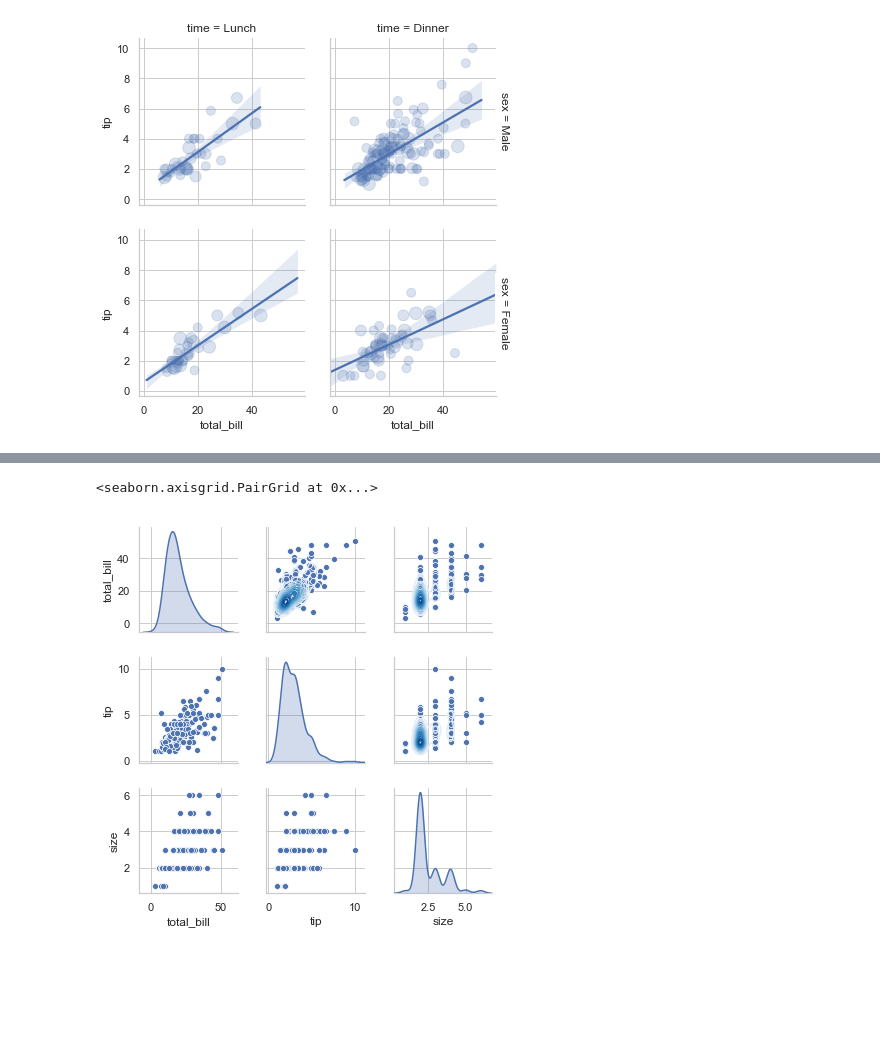
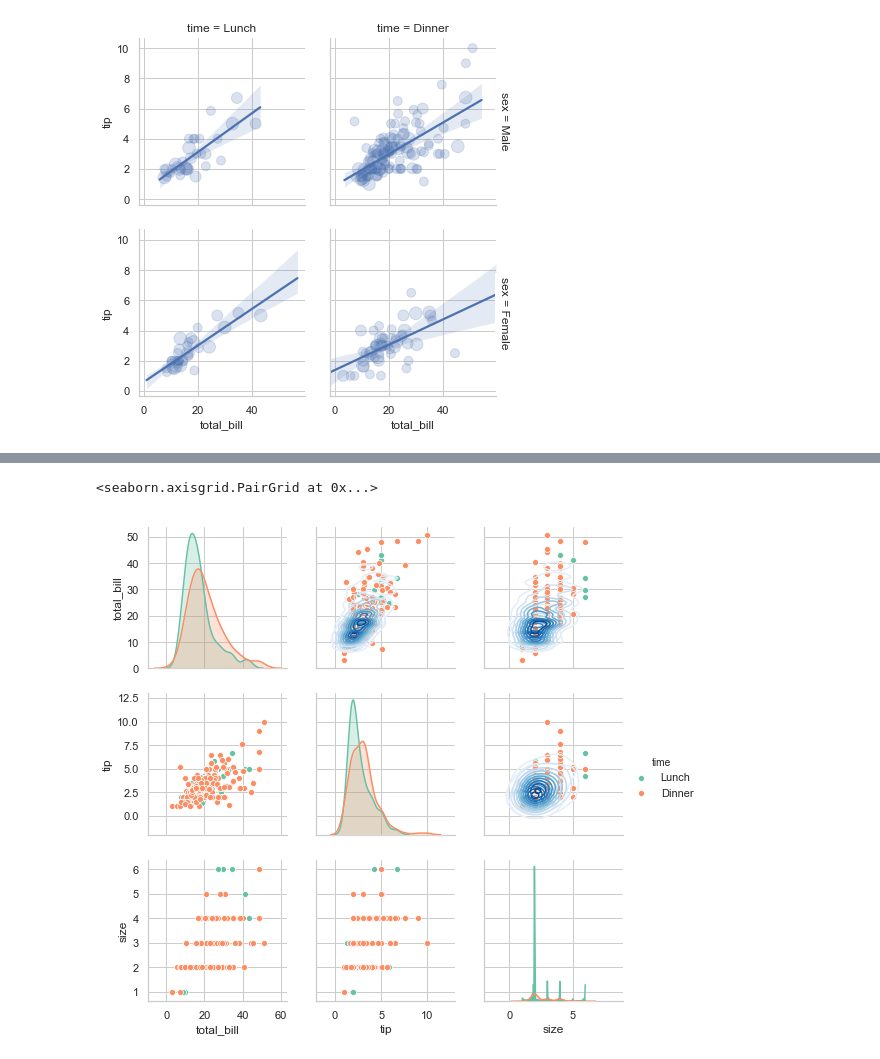
Before and after one commit to StephenElston/SDSS2019VisualizatonW_Python, a Jupyter notebook: DataVisualizationW_Python.ipynb, the cells around one changed output, grey strips where cells are left out. Drawn from its saved outputs; the diff is of its cells as text; code cells hidden in the pictures; blank space fills up the shorter version.

```diff
--- a/DataVisualizationW_Python.ipynb
+++ b/DataVisualizationW_Python.ipynb
@@ -335,8 +332,7 @@ tips.head()
 # %%
-num_cols = ['total_bill', 'tip', 'size']
-sns.pairplot(tips.loc[:, num_cols], diag_kind="kde",
-#             hue= tips.day, palette="seismic",
-             size=2).map_upper(sns.kdeplot, cmap="Blues",  scatter_kws={'alpha':0.2, 's':40*tips['size']})
+num_cols = ['total_bill', 'tip', 'size', 'time']
+sns.pairplot(tips.loc[:, num_cols], hue='time', palette="Set2",
+             diag_kind="kde").map_upper(sns.kdeplot, cmap="Blues", bw = 1.0)
 # %% [output]
 <seaborn.axisgrid.PairGrid at 0x...>
-[figure, old version]
+[figure, new version]
```
Also changed, not shown: parts of 14 cells of this notebook.
